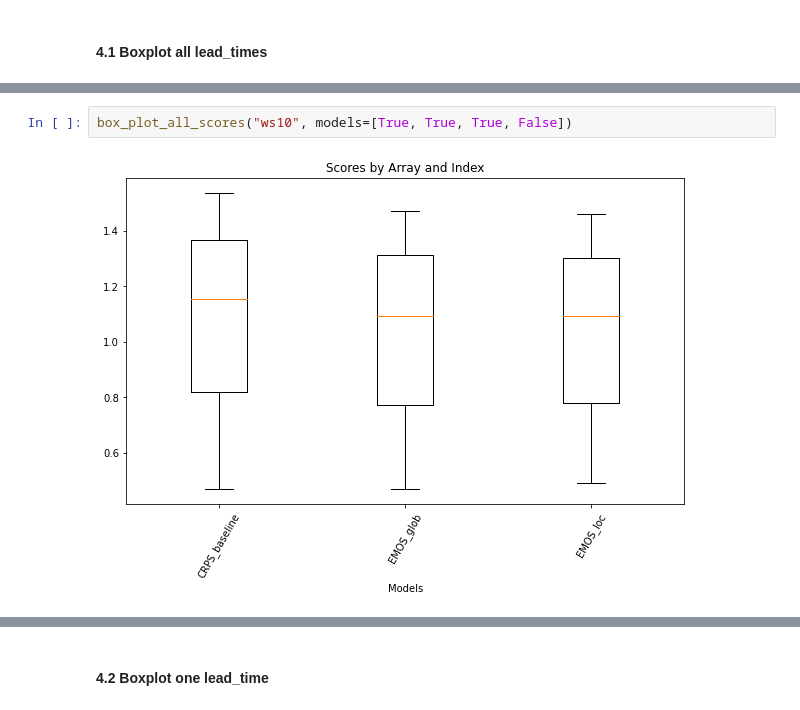
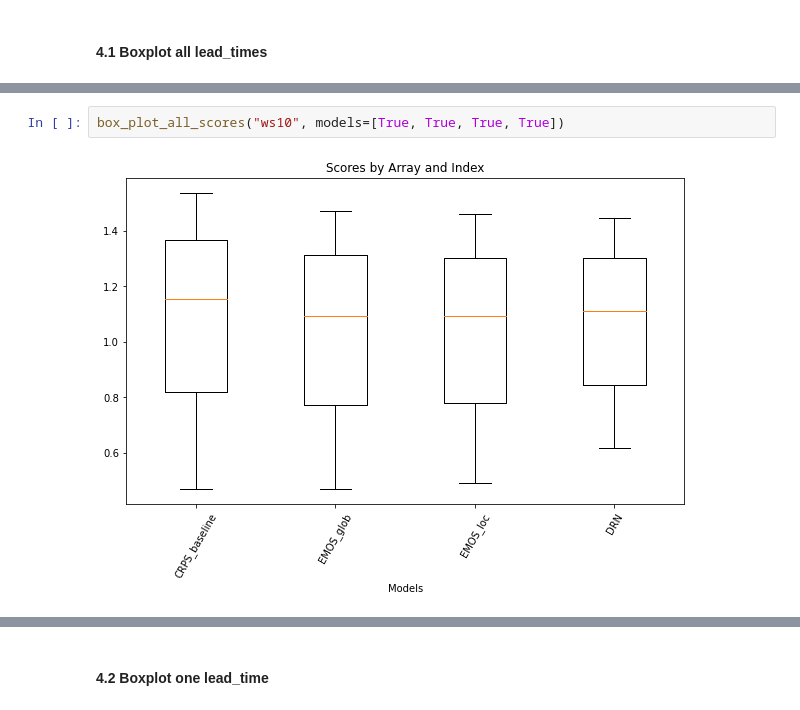
Before and after one commit to cleveryangcong/Bachelor_Thesis, a Jupyter notebook: notebooks/reports/1.1-dc-score_visualization_final.ipynb, the cells around one changed output, grey strips where cells are left out. Cells and saved outputs as stored; diff of their text form.

```diff
--- a/notebooks/reports/1.1-dc-score_visualization_final.ipynb
+++ b/notebooks/reports/1.1-dc-score_visualization_final.ipynb
@@ -309,9 +309,9 @@ box_plot_all_scores("t2m")
 [figure]
 [interactive output not drawn]
 # %%
-box_plot_all_scores("ws10", models=[True, True, True, False])
+box_plot_all_scores("ws10", models=[True, True, True, True])
 # %% [output]
-[figure, old version]
+[figure, new version]
 [interactive output not drawn]
 # %% [markdown]
 #### 4.2 Boxplot one lead_time
```
Also changed, not shown: parts of 9 cells of this notebook.
